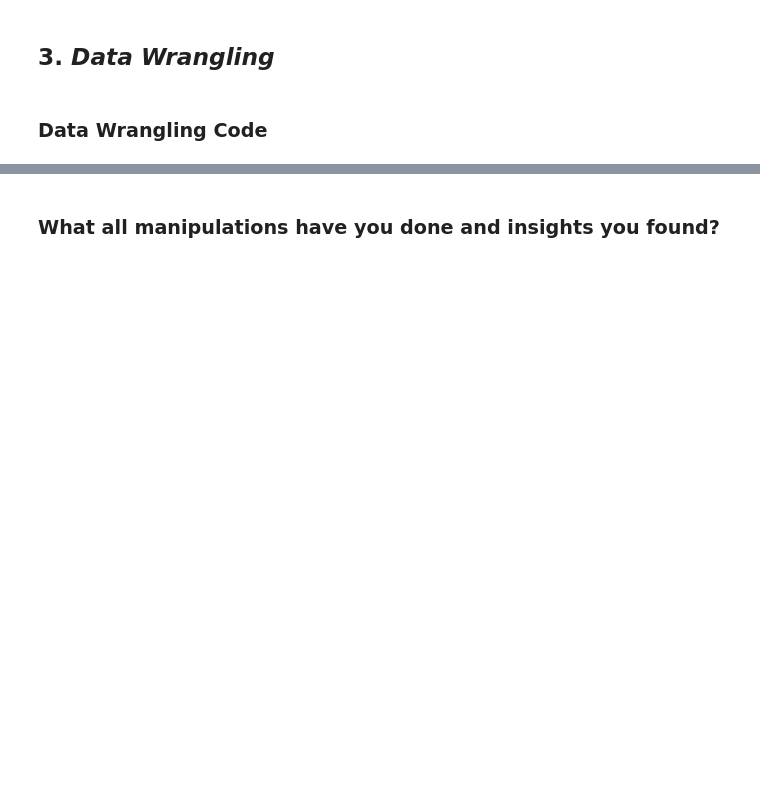
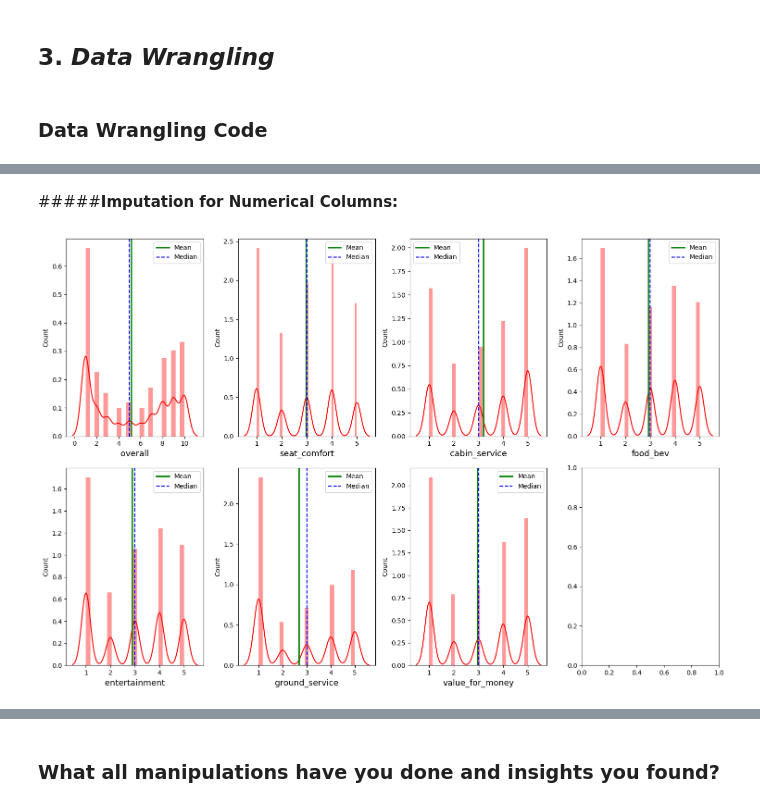
Before and after one commit to NRTPRIME/EDA-Capstone-Project-1-, a Jupyter notebook: Airline_Paasenger_Referral_Prediction(Nandan_Prabhutendolkar).ipynb, the cells around one changed output, grey strips where cells are left out. Cells and saved outputs as stored; diff of their text form; code cells hidden in the pictures; blank space fills up the shorter version.

```diff
--- a/Airline_Paasenger_Referral_Prediction(Nandan_Prabhutendolkar).ipynb
+++ b/Airline_Paasenger_Referral_Prediction(Nandan_Prabhutendolkar).ipynb
@@ -196,0 +399,3 @@ Answer Here
+# %%
+# droping the duplicates values
+airline_df.drop_duplicates(inplace = True)
@@ -196,0 +443,3 @@ Answer Here
+# %%
+# Let's drop the Null values of all columns with respect to 'recommended' column
+airline_df.drop(airline_df[airline_df['recommended'].isnull()].index , inplace = True)
@@ -196,0 +461,3 @@ Answer Here
+# %%
+#drop unnecessary columns,which are not for our use
+airline_df.drop(['aircraft', 'route', 'date_flown'], axis=1, inplace=True)
@@ -196,0 +477,4 @@ Answer Here
+# %%
+#replacing null value in traveller_type and cabin using mode
+for col in ['traveller_type', 'cabin']:
+    airline_df[col].fillna(airline_df[col].mode()[0], inplace=True)
@@ -196,0 +488,30 @@ Answer Here
+# %% [markdown]
+#####**Imputation for Numerical Columns:**
+# %%
+#checking the distribution of imputed columns is same or not
+columns_to_visualize = ['overall', 'seat_comfort', 'cabin_service', 'food_bev', 'entertainment', 'ground_service', 'value_for_money']
+
+# Create subplots
+fig, axes = plt.subplots(2, 4, figsize=(15, 10))
+
+# Flatten the axes array for easier indexing
+axes = axes.flatten()
+
+# Loop through each column and plot the distribution
+for i, col in enumerate(columns_to_visualize):
+    sns.distplot(airline_df[col], color='r', ax=axes[i])
+    axes[i].set_xlabel(col, fontsize=13)
+    axes[i].set_ylabel('Count')
+
+    # Plotting the mean and the median.
+    axes[i].axvline(airline_df[col].mean(), color='green', linewidth=2, label='Mean')
+    axes[i].axvline(airline_df[col].median(), color='blue', linestyle='dashed', linewidth=1.5, label='Median')
+
+    # Add legend to each subplot
+    axes[i].legend()
+
+# Adjust layout to prevent overlapping
+plt.tight_layout()
+plt.show()
+# %% [output]
+[figure, added]
```
Also changed, not shown: parts of 368 cells of this notebook.
